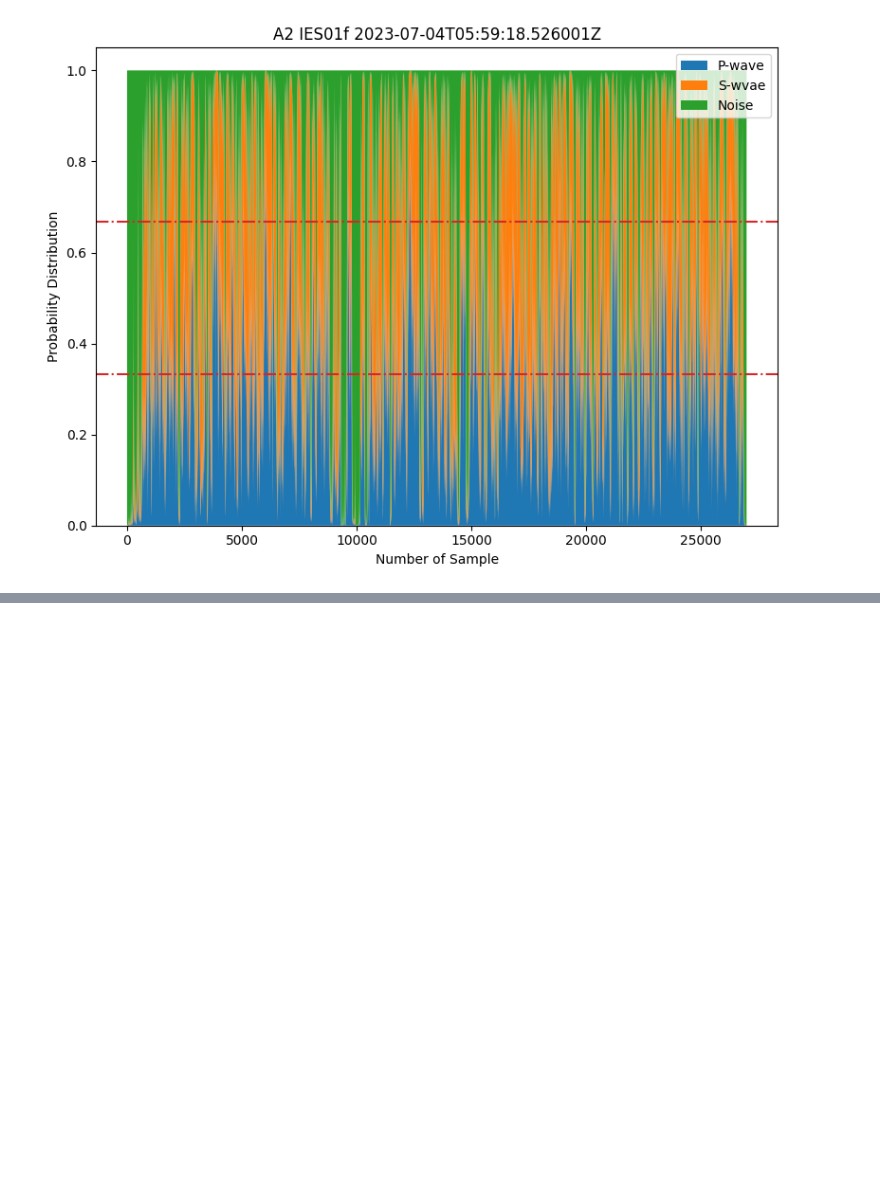
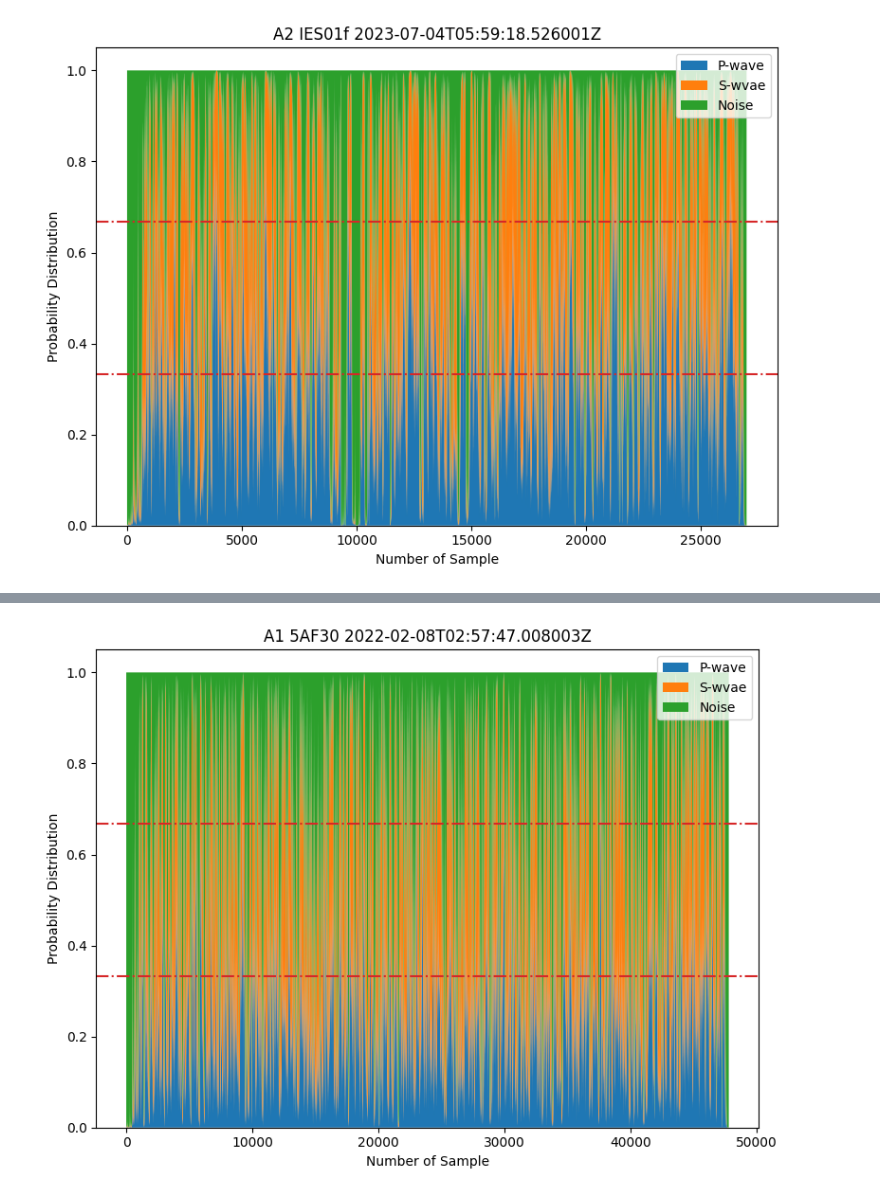
Before and after one commit to Gauss963/SeismicTorch, a Jupyter notebook: QSIS_dataprep_single.ipynb, the cells around one changed output, grey strips where cells are left out. Drawn from its saved outputs; the diff is of its cells as text; code cells hidden in the pictures; blank space fills up the shorter version.

```diff
--- a/QSIS_dataprep_single.ipynb
+++ b/QSIS_dataprep_single.ipynb
@@ -175,0 +191,10 @@ stream_prep(evaluate_noise, label = 'others')
+# %%
+# 2022-02-08 02:59:47(UTC), Depth: 5km, ML3 #
+
+file13 = datadir + '/T3_RCEC.09f.5AF30.TW.A1.HLX.2022.02.08.02.59.47.sac'
+file14 = datadir + '/T3_RCEC.09f.5AF30.TW.A1.HLY.2022.02.08.02.59.47.sac'
+file15 = datadir + '/T3_RCEC.09f.5AF30.TW.A1.HLZ.2022.02.08.02.59.47.sac'
+evaluate_noise = read(file13) + read(file14) + read(file15)
+stream_prep(evaluate_noise, label = 'unlikely_2')
+# %% [output]
+[figure, added]
```
Also changed, not shown: parts of 3 cells of this notebook, 21 other files.
